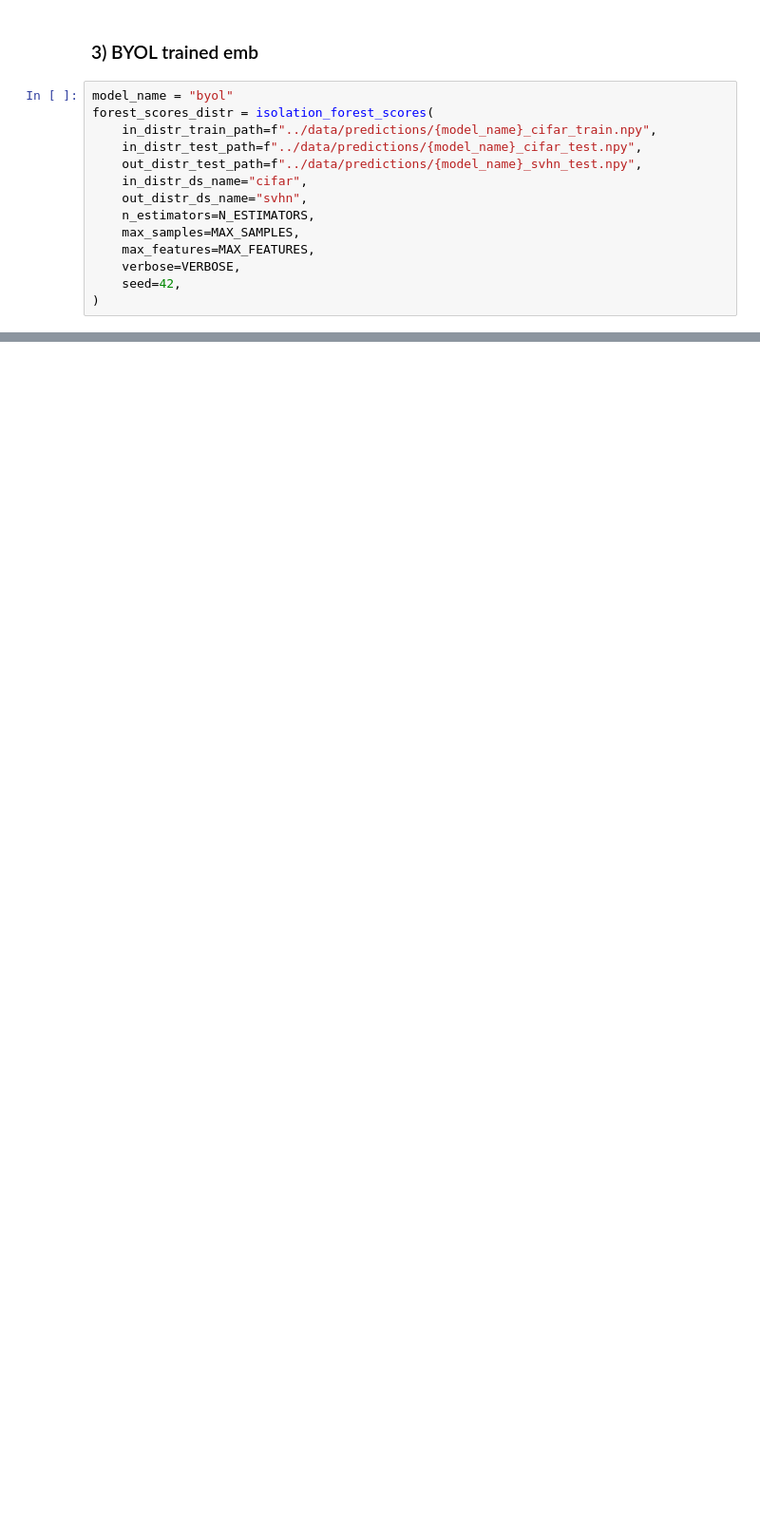
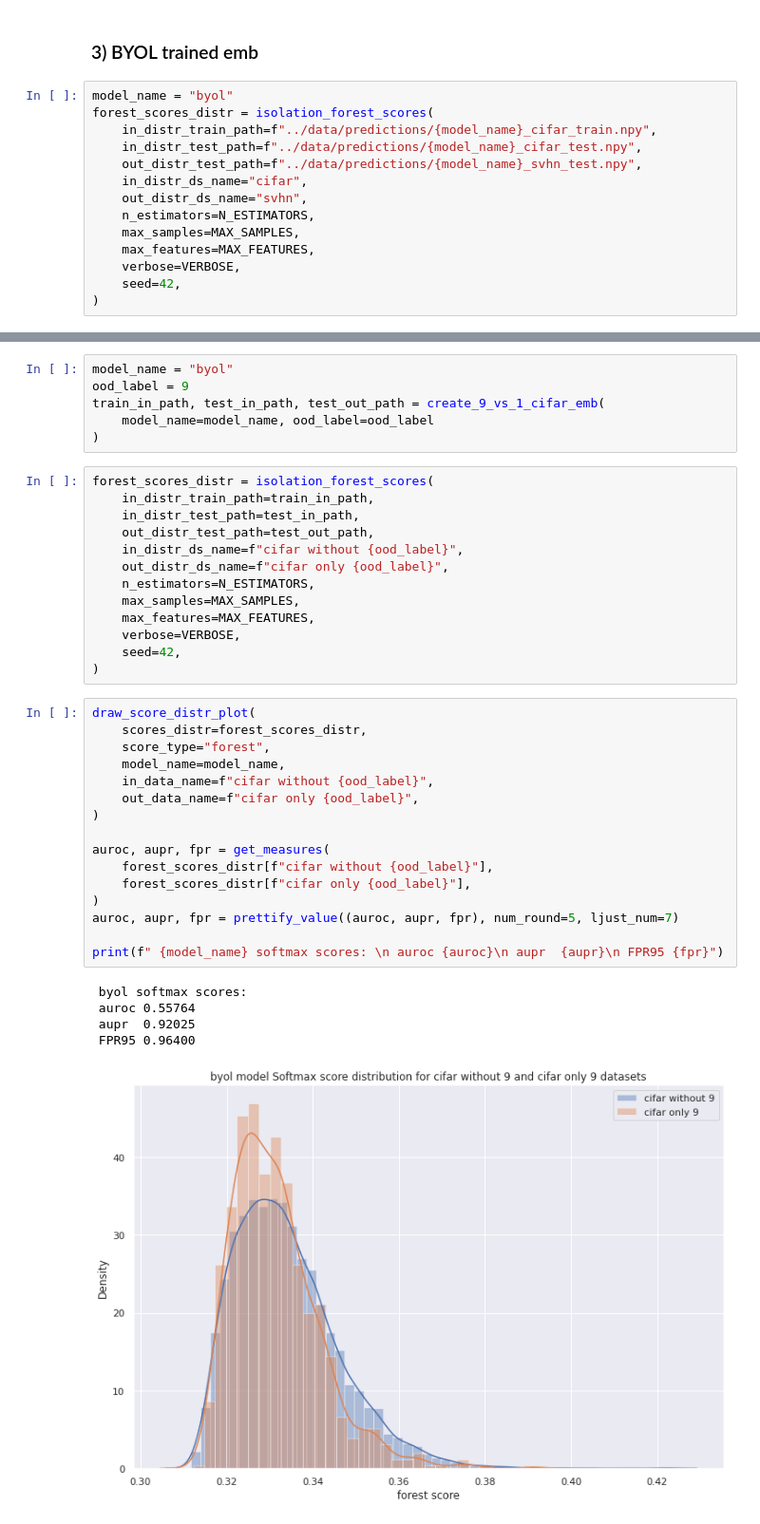
Before and after one commit to Leonid-Erlygin/ood, a Jupyter notebook: notebooks/OODIsolationForest.ipynb, the cells around one changed output, grey strips where cells are left out. Shown: that part at 95% size. Saved outputs shown, nothing was run; the diff lists cells and outputs as text; blank space fills up the shorter version.

```diff
--- a/notebooks/OODIsolationForest.ipynb
+++ b/notebooks/OODIsolationForest.ipynb
@@ -134,0 +138,41 @@ print(f" {model_name} softmax scores: \n auroc {auroc}\n aupr  {aupr}\n FPR95 {f
+# %%
+model_name = "byol"
+ood_label = 9
+train_in_path, test_in_path, test_out_path = create_9_vs_1_cifar_emb(
+    model_name=model_name, ood_label=ood_label
+)
+# %%
+forest_scores_distr = isolation_forest_scores(
+    in_distr_train_path=train_in_path,
+    in_distr_test_path=test_in_path,
+    out_distr_test_path=test_out_path,
+    in_distr_ds_name=f"cifar without {ood_label}",
+    out_distr_ds_name=f"cifar only {ood_label}",
+    n_estimators=N_ESTIMATORS,
+    max_samples=MAX_SAMPLES,
+    max_features=MAX_FEATURES,
+    verbose=VERBOSE,
+    seed=42,
+)
+# %%
+draw_score_distr_plot(
+    scores_distr=forest_scores_distr,
+    score_type="forest",
+    model_name=model_name,
+    in_data_name=f"cifar without {ood_label}",
+    out_data_name=f"cifar only {ood_label}",
+)
+
+auroc, aupr, fpr = get_measures(
+    forest_scores_distr[f"cifar without {ood_label}"],
+    forest_scores_distr[f"cifar only {ood_label}"],
+)
+auroc, aupr, fpr = prettify_value((auroc, aupr, fpr), num_round=5, ljust_num=7)
+
+print(f" {model_name} softmax scores: \n auroc {auroc}\n aupr  {aupr}\n FPR95 {fpr}")
+# %% [output]
+ byol softmax scores:
+ auroc 0.55764
+ aupr  0.92025
+ FPR95 0.96400
+[figure, added]
```
Also changed, not shown: parts of 12 cells of this notebook, 20 other files.
